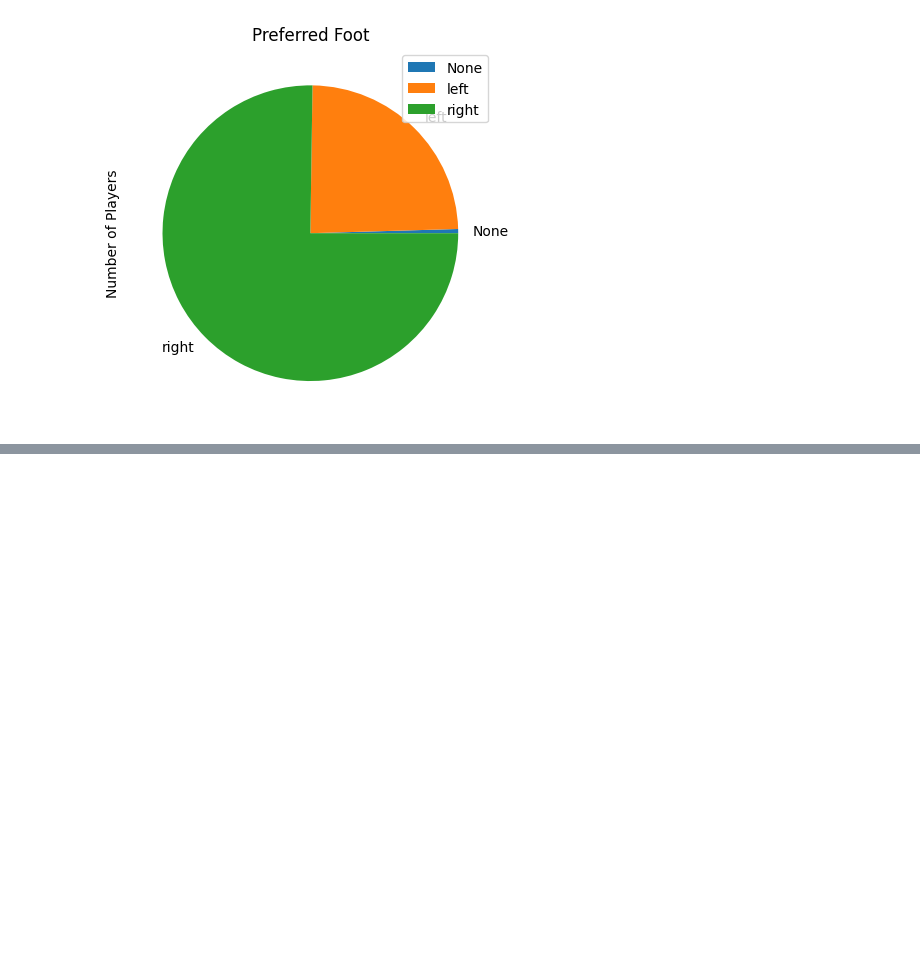
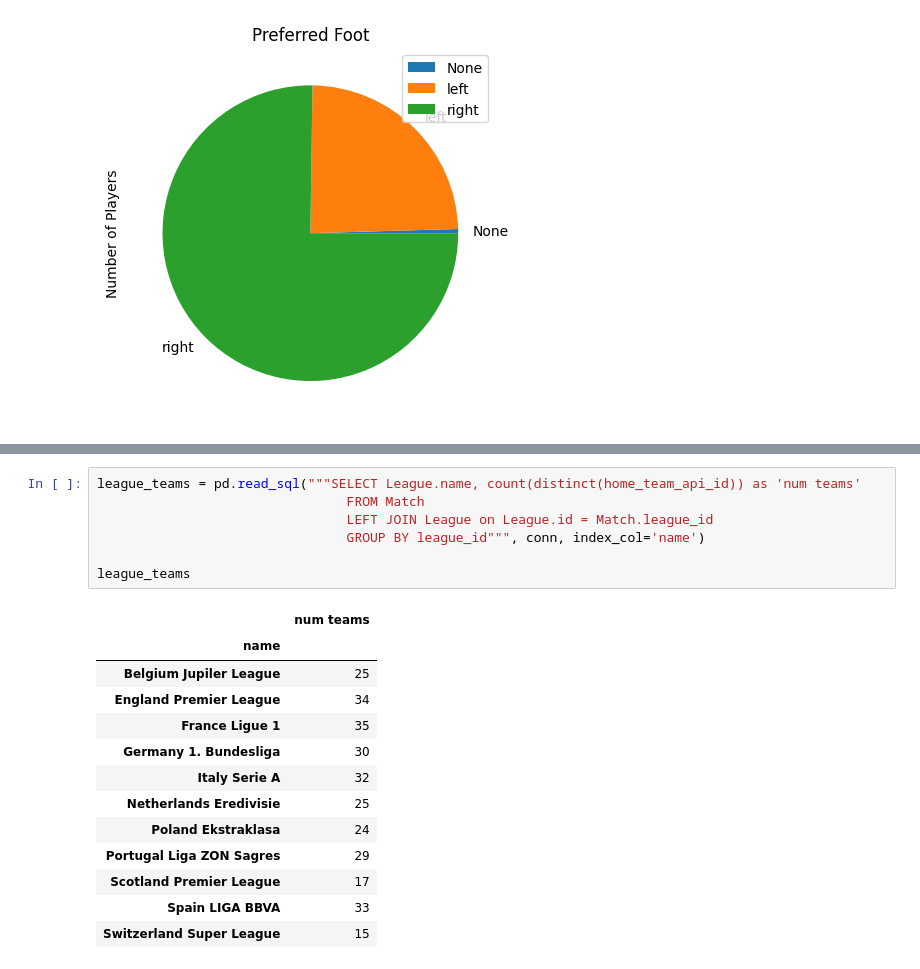
Before and after one commit to jeff-dillon/european-soccer, a Jupyter notebook: src/01_explore.ipynb, the cells around one changed output, grey strips where cells are left out. Saved outputs shown, nothing was run; the diff lists cells and outputs as text; blank space fills up the shorter version.

```diff
--- a/src/01_explore.ipynb
+++ b/src/01_explore.ipynb
@@ -128,0 +148,21 @@ plt.show()
+# %%
+league_teams = pd.read_sql("""SELECT League.name, count(distinct(home_team_api_id)) as 'num teams'
+                                FROM Match
+                                LEFT JOIN League on League.id = Match.league_id
+                                GROUP BY league_id""", conn, index_col='name')
+
+league_teams
+# %% [output]
+|  | num teams |
+| name |  |
+| Belgium Jupiler League | 25 |
+| England Premier League | 34 |
+| France Ligue 1 | 35 |
+| Germany 1. Bundesliga | 30 |
+| Italy Serie A | 32 |
+| Netherlands Eredivisie | 25 |
+| Poland Ekstraklasa | 24 |
+| Portugal Liga ZON Sagres | 29 |
+| Scotland Premier League | 17 |
+| Spain LIGA BBVA | 33 |
+| Switzerland Super League | 15 |
```
Also changed, not shown: parts of 4 cells of this notebook.
